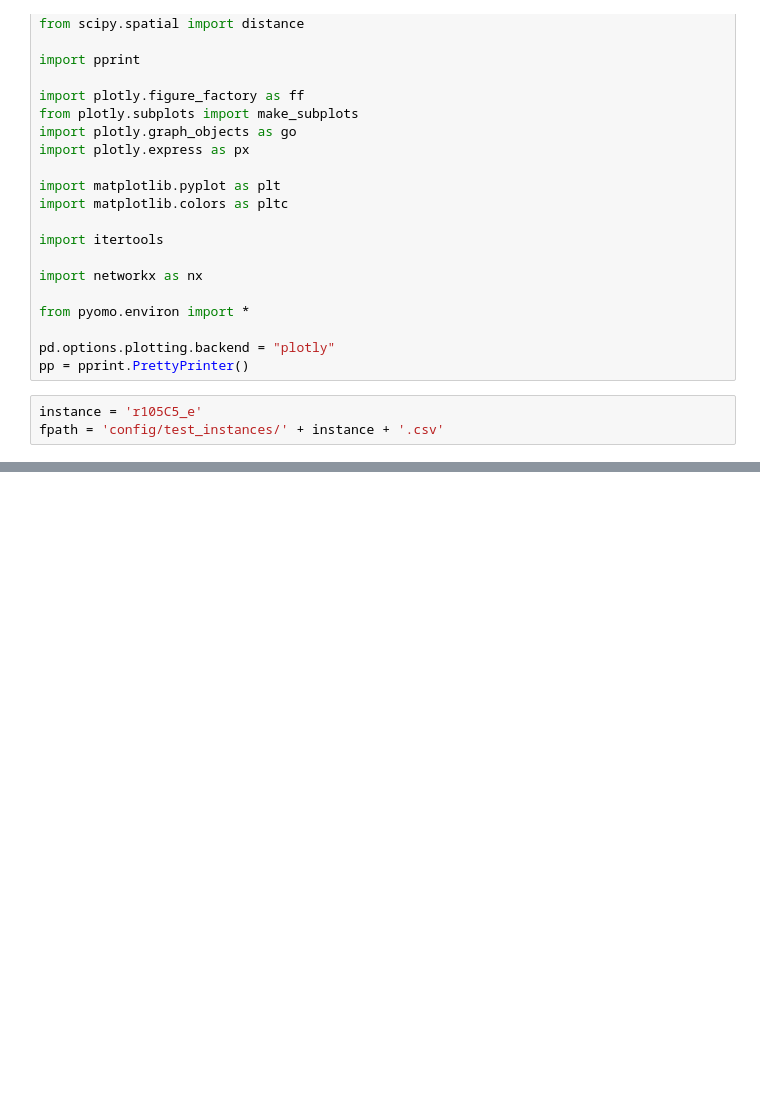
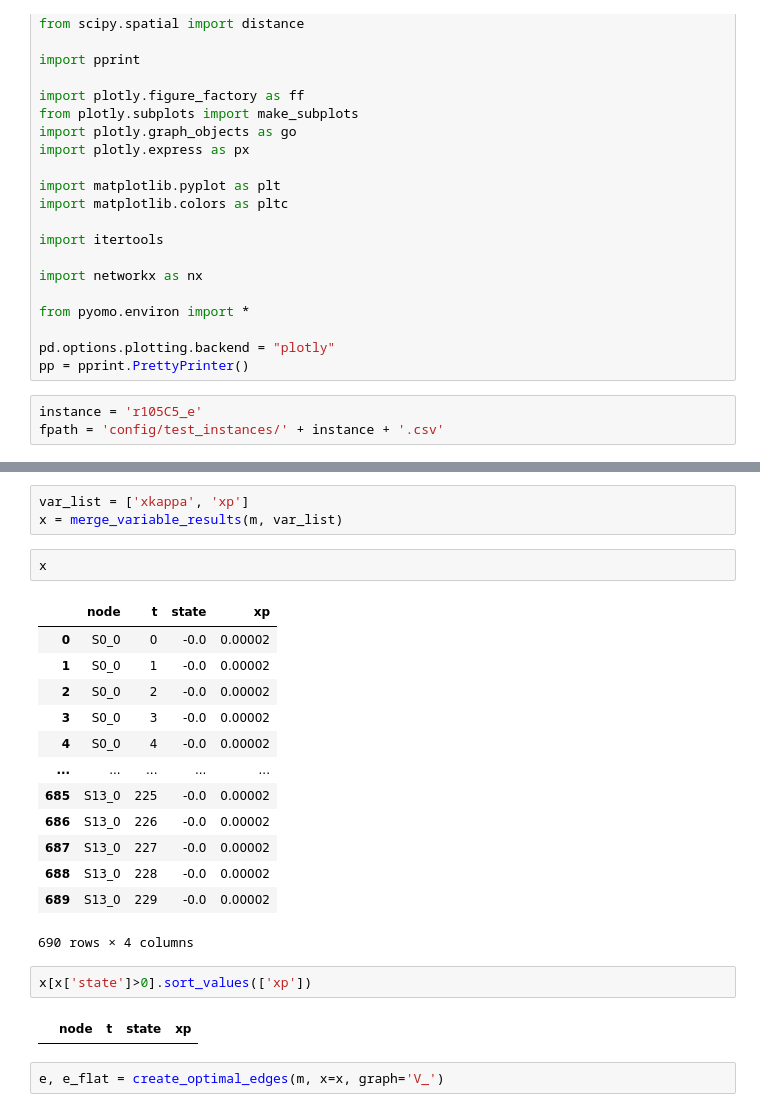
Before and after one commit to rariss/E-VRP-TW-V2G, a Jupyter notebook: evrp/e-vrp-tw.ipynb, the cells around one changed output, grey strips where cells are left out. Drawn from its saved outputs; the diff is of its cells as text; blank space fills up the shorter version.

```diff
--- a/evrp/e-vrp-tw.ipynb
+++ b/evrp/e-vrp-tw.ipynb
@@ -76,0 +126,25 @@ m.data['V_']['tS'].to_dict()
+# %%
+var_list = ['xkappa', 'xp']
+x = merge_variable_results(m, var_list)
+# %%
+x
+# %% [output]
+|  | node | t | state | xp |
+| 0 | S0_0 | 0 | -0.0 | 0.00002 |
+| 1 | S0_0 | 1 | -0.0 | 0.00002 |
+| 2 | S0_0 | 2 | -0.0 | 0.00002 |
+| 3 | S0_0 | 3 | -0.0 | 0.00002 |
+| 4 | S0_0 | 4 | -0.0 | 0.00002 |
+| ... | ... | ... | ... | ... |
+| 685 | S13_0 | 225 | -0.0 | 0.00002 |
+| 686 | S13_0 | 226 | -0.0 | 0.00002 |
+| 687 | S13_0 | 227 | -0.0 | 0.00002 |
+| 688 | S13_0 | 228 | -0.0 | 0.00002 |
+| 689 | S13_0 | 229 | -0.0 | 0.00002 |
+690 rows × 4 columns
+# %%
+x[x['state']>0].sort_values(['xp'])
+# %% [output]
+|  | node | t | state | xp |
+# %%
+e, e_flat = create_optimal_edges(m, x=x, graph='V_')
```
Also changed, not shown: parts of 7 cells of this notebook, 1 other file.
